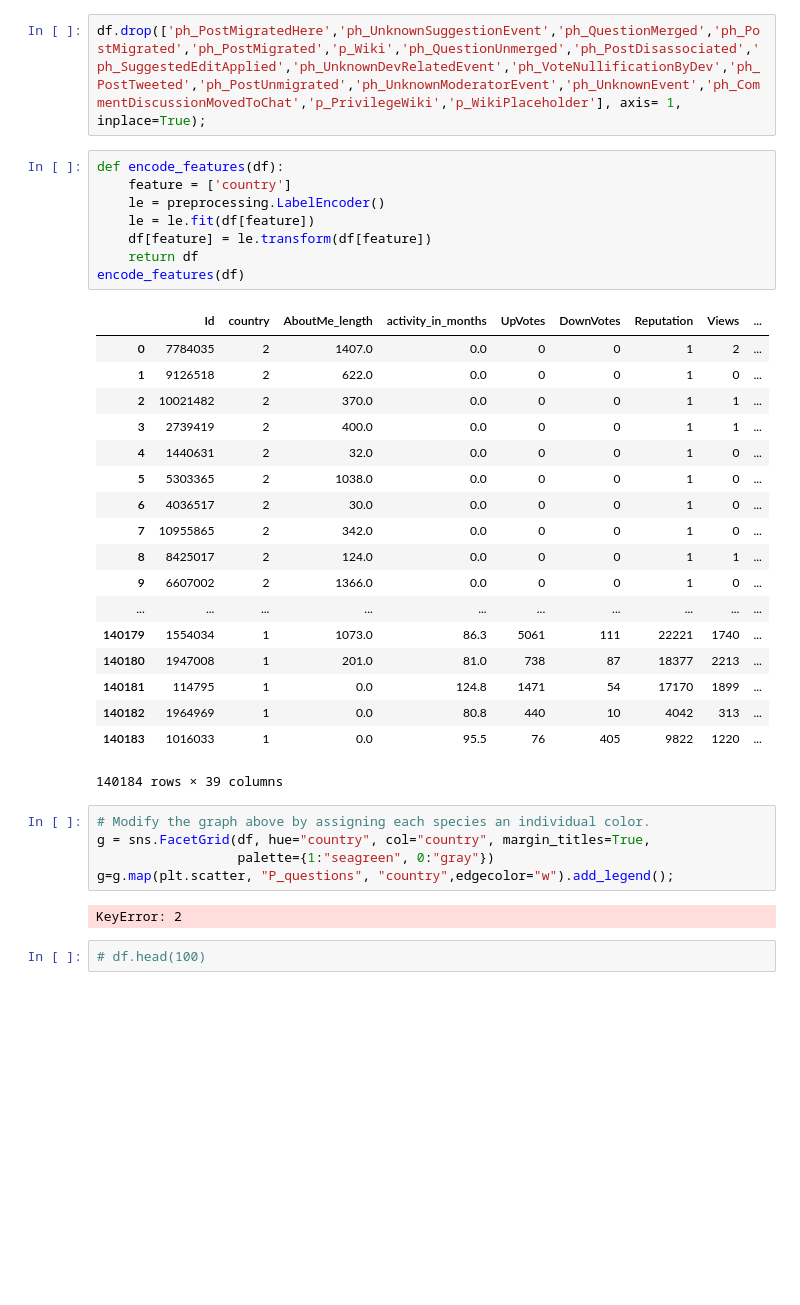
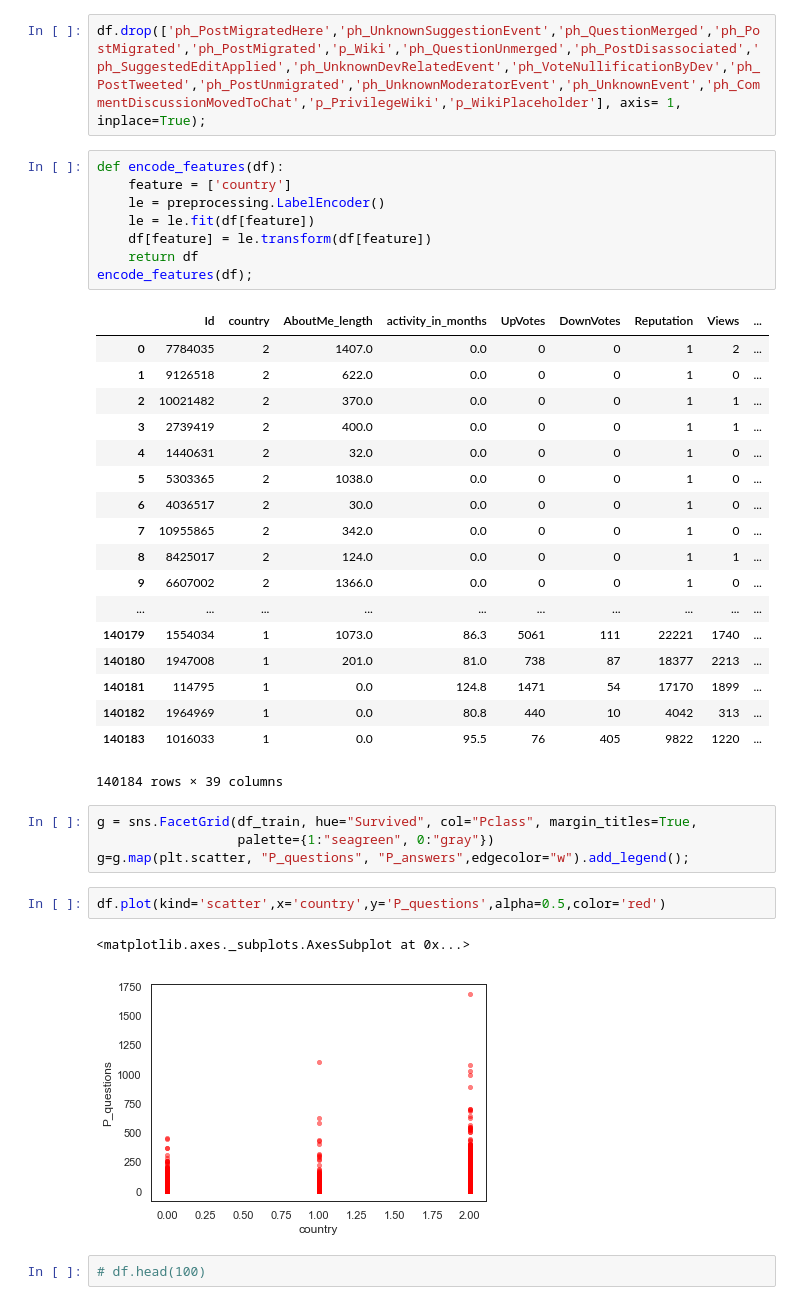
Before and after one commit to zolduoarrati/repos, a Jupyter notebook: Python/Jupyter/ML/classifications.ipynb, the cells around one changed output. Drawn from its saved outputs; the diff is of its cells as text; blank space fills up the shorter version.

```diff
--- a/Python/Jupyter/ML/classifications.ipynb
+++ b/Python/Jupyter/ML/classifications.ipynb
@@ -67,7 +67,7 @@ def encode_features(df):
     le = le.fit(df[feature])
     df[feature] = le.transform(df[feature])
     return df
-encode_features(df)
+encode_features(df);
 # %% [output]
 |  | Id | country | AboutMe_length | activity_in_months | UpVotes | DownVotes | Reputation | Views | ... |
 | 0 | 7784035 | 2 | 1407.0 | 0.0 | 0 | 0 | 1 | 2 | ... |
@@ -88,12 +88,14 @@ encode_features(df)
 | 140183 | 1016033 | 1 | 0.0 | 95.5 | 76 | 405 | 9822 | 1220 | ... |
 140184 rows × 39 columns
 # %%
-# Modify the graph above by assigning each species an individual color.
-g = sns.FacetGrid(df, hue="country", col="country", margin_titles=True,
+g = sns.FacetGrid(df_train, hue="Survived", col="Pclass", margin_titles=True,
                   palette={1:"seagreen", 0:"gray"})
-g=g.map(plt.scatter, "P_questions", "country",edgecolor="w").add_legend();
+g=g.map(plt.scatter, "P_questions", "P_answers",edgecolor="w").add_legend();
-# %% [output]
-KeyError: 2
+# %%
+df.plot(kind='scatter',x='country',y='P_questions',alpha=0.5,color='red')
+# %% [output]
+<matplotlib.axes._subplots.AxesSubplot at 0x...>
+[figure, added]
 # %%
 # df.head(100)
 # %%
```
